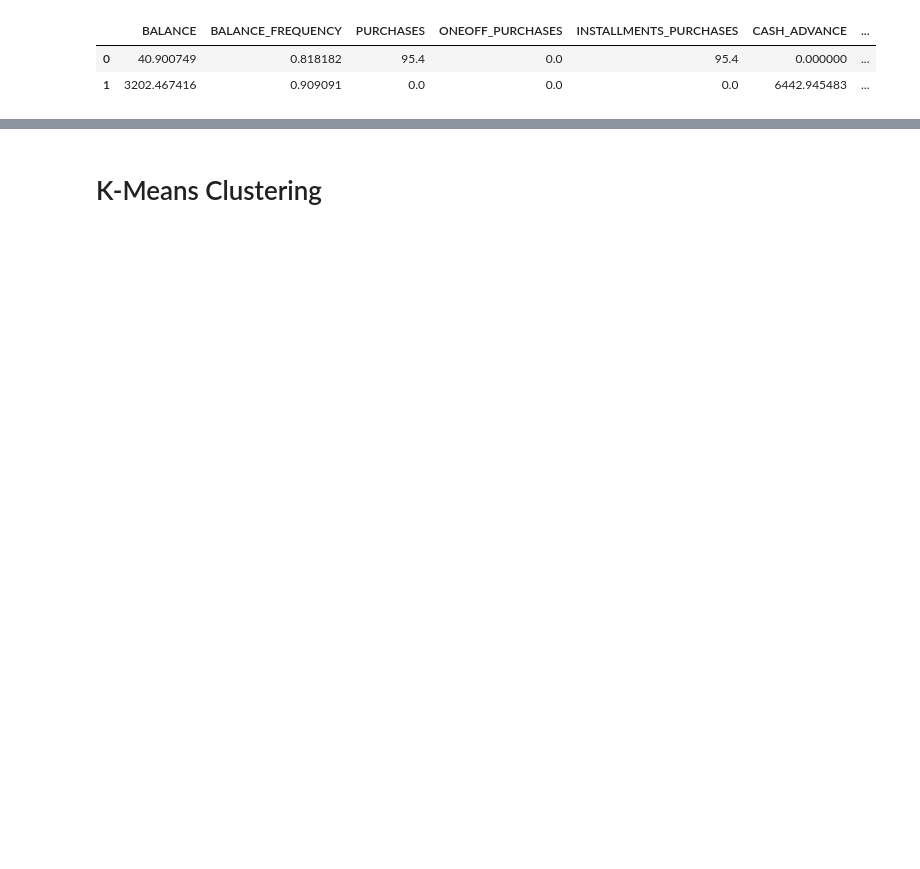
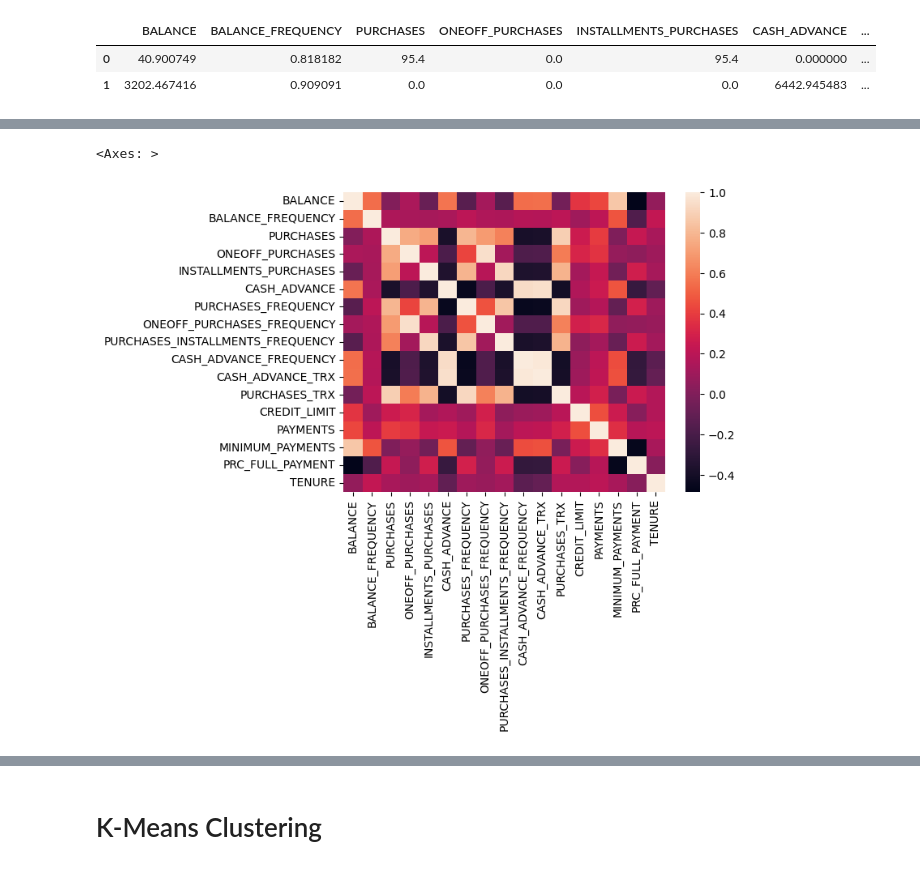
Before and after one commit to stvschmdt/ne_ds5230, a Jupyter notebook: prep_material/hierarchical_agglomerative_clustering.ipynb, the cells around one changed output, grey strips where cells are left out. Drawn from its saved outputs; the diff is of its cells as text; code cells hidden in the pictures; blank space fills up the shorter version.

```diff
--- a/prep_material/hierarchical_agglomerative_clustering.ipynb
+++ b/prep_material/hierarchical_agglomerative_clustering.ipynb
@@ -148,0 +61,11 @@ With agglomerative clustering, we end up with this nice hierarchy of clusters. B
+# %%
+correlations = raw_df.corr('spearman')
+# %%
+## TODO
+## What is some simple EDA on this dataset that would make sense to determine which 2 features might be good for clustering
+
+# Covariance matrix
+sns.heatmap(correlations)
+# %% [output]
+<Axes: >
+[figure, added]
```
Also changed, not shown: parts of 60 cells of this notebook.
